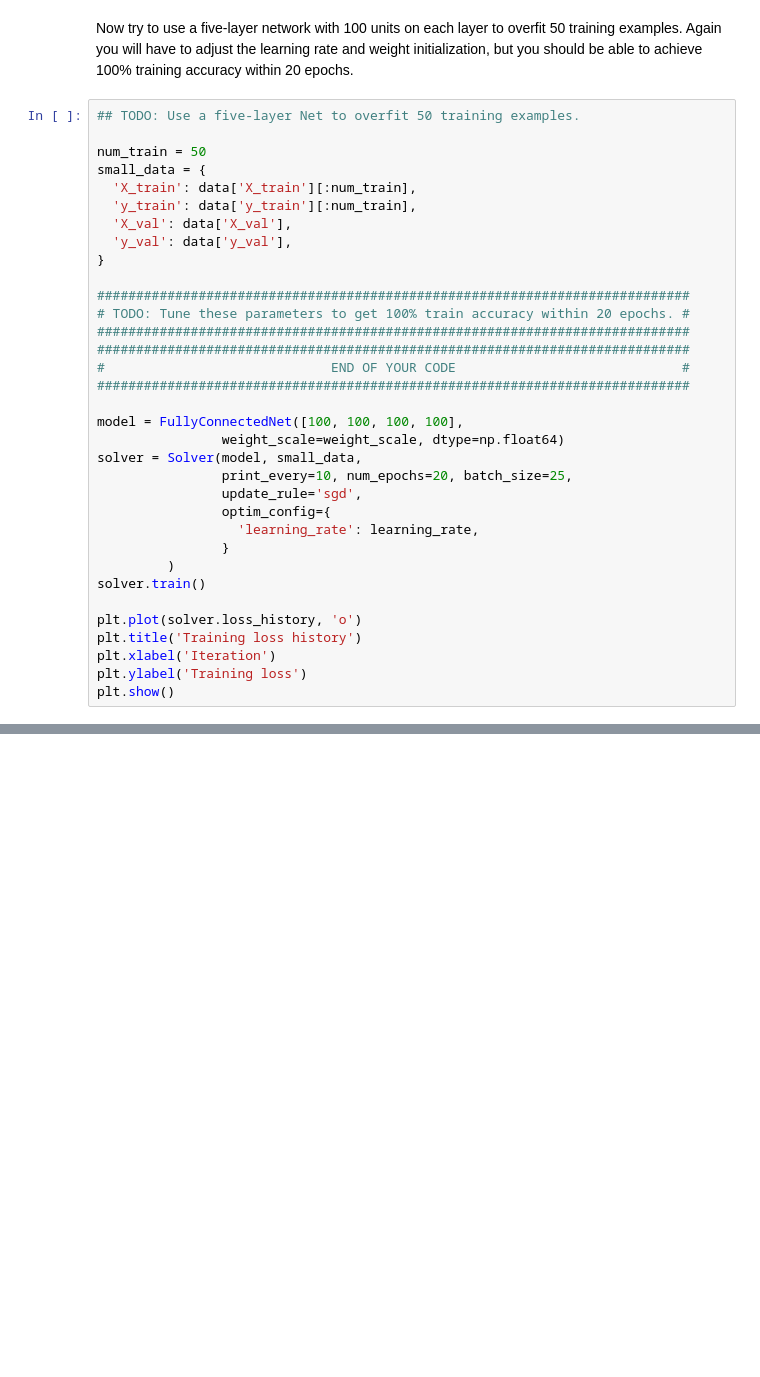
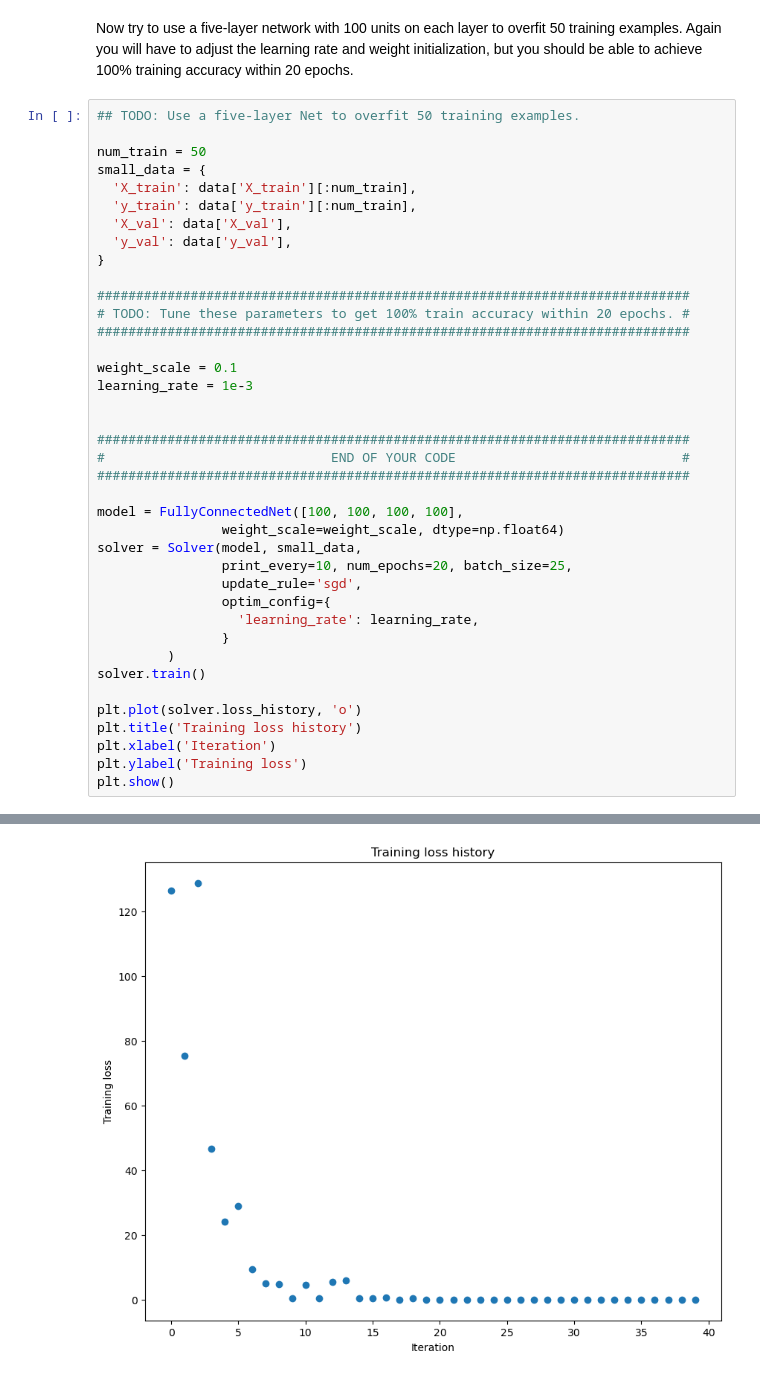
Before and after one commit to TonyHGF/cs182sp25_public, a Jupyter notebook: hw00/code/networks.ipynb, the cells around one changed output, grey strips where cells are left out. Saved outputs shown, nothing was run; the diff lists cells and outputs as text; blank space fills up the shorter version.

```diff
--- a/hw00/code/networks.ipynb
+++ b/hw00/code/networks.ipynb
@@ -414,6 +540,11 @@ small_data = {
 ############################################################################
 # TODO: Tune these parameters to get 100% train accuracy within 20 epochs. #
 ############################################################################
+
+weight_scale = 0.1
+learning_rate = 1e-3
+
+
 ############################################################################
 #                             END OF YOUR CODE                             #
 ############################################################################
@@ -434,3 +565,4 @@ plt.title('Training loss history')
 plt.xlabel('Iteration')
 plt.ylabel('Training loss')
 plt.show()
+# %% [output]
@@ -437,3 +586,4 @@ plt.show()
+[figure, added]
 # %% [markdown]
 # Question:
 Did you notice anything about the comparative difficulty of training the three-layer net vs training the five layer net?
```
Also changed, not shown: parts of 20 cells of this notebook, 11 other files.
